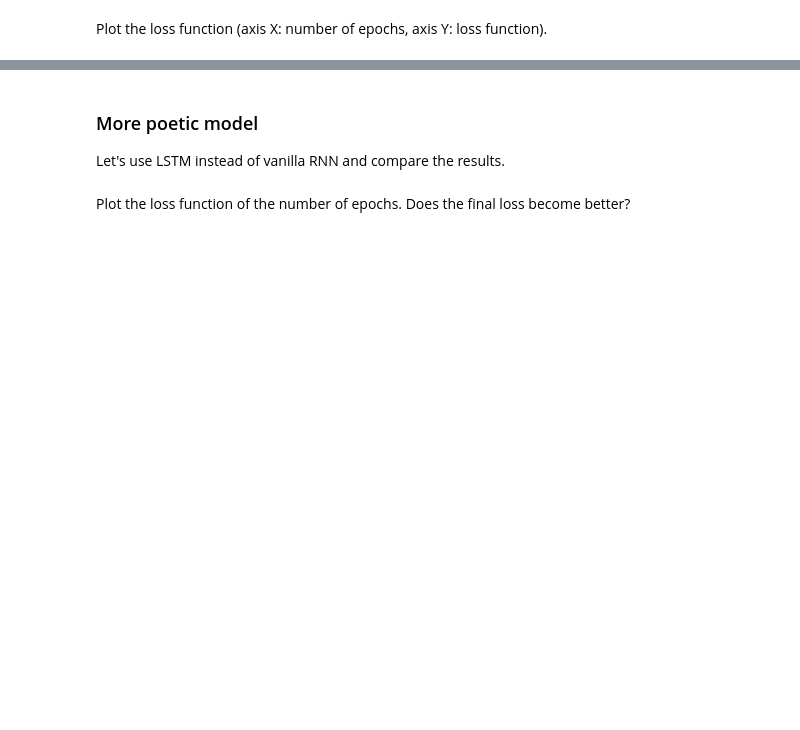
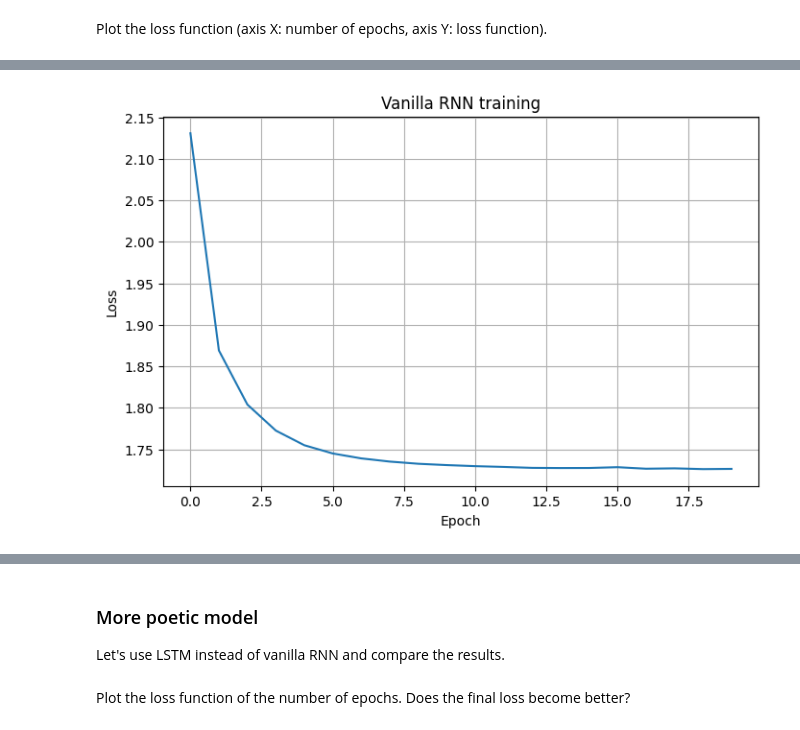
Before and after one commit to frest1ler/ml_homework, a Jupyter notebook: lab02_deep_learning/Lab2_DL_part3_poetry.ipynb, the cells around one changed output, grey strips where cells are left out. Saved outputs shown, nothing was run; the diff lists cells and outputs as text; code cells hidden in the pictures; blank space fills up the shorter version.

Commit message:
added vanilla RNN and LSTM
refactoring: added realisation of classic RNN and LSTM, added their loss comparation and saved model on Google Disk and Github

```diff
--- a/lab02_deep_learning/Lab2_DL_part3_poetry.ipynb
+++ b/lab02_deep_learning/Lab2_DL_part3_poetry.ipynb
@@ -123,0 +159,33 @@ Let's use vanilla RNN, similar to the one created during the lesson.
+# %%
+import torch.nn as nn
+
+class CharRNN(nn.Module):
+
+    def __init__(self, vocab_size, emb_size=64, hidden_size=128):
+        super().__init__()
+
+        self.hidden_size = hidden_size
+
+        self.embedding = nn.Embedding(vocab_size, emb_size)
+
+        self.rnn = nn.RNN(
+            emb_size,
+            hidden_size,
+            batch_first=True
+        )
+
+        self.fc = nn.Linear(hidden_size, vocab_size)
+
+    def forward(self, x, hidden):
+
+        x = self.embedding(x)
+
+        out, hidden = self.rnn(x, hidden)
+
+        out = self.fc(out)
+
+        return out, hidden
+
+    def init_hidden(self, batch_size):
+
+        return torch.zeros(1, batch_size, self.hidden_size)
@@ -175,0 +256,12 @@ hide my will in thine?
+# %%
+import matplotlib.pyplot as plt
+
+plt.figure(figsize=(8,5))
+plt.plot(loss_history)
+plt.xlabel("Epoch")
+plt.ylabel("Loss")
+plt.title("Vanilla RNN training")
+plt.grid(True)
+plt.show()
+# %% [output]
+[figure, added]
```
Also changed, not shown: parts of 23 cells of this notebook, 1 other file.
